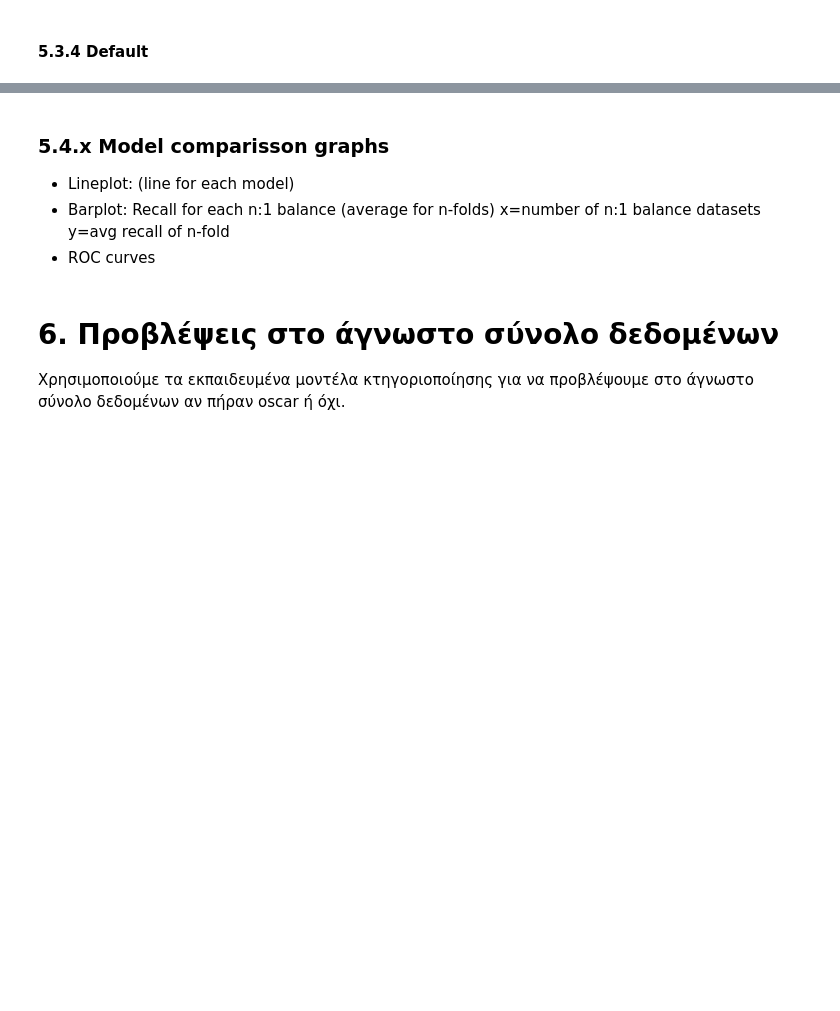
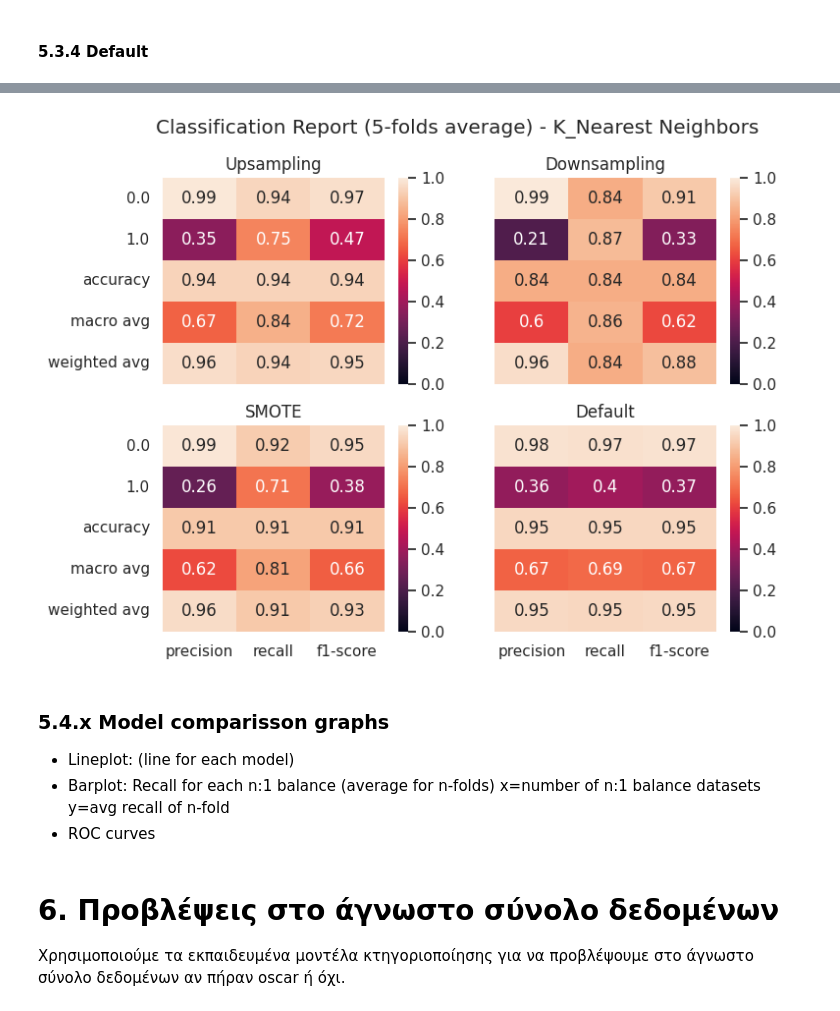
Before and after one commit to AAleksandros/HUA-DIT-Data-mining-project, a Jupyter notebook: project.ipynb, the cells around one changed output, grey strips where cells are left out. Cells and saved outputs as stored; diff of their text form; code cells hidden in the pictures; blank space fills up the shorter version.

```diff
--- a/project.ipynb
+++ b/project.ipynb
@@ -2014,3 +1627,10 @@ plt.show()
+# %%
+plot_classification_reports_averages((reports_ups_dt,
+                                      reports_dwn_dt,
+                                      reports_smote_dt,
+                                      reports_default_dt),'Classification Report (5-folds average) - K_Nearest Neighbors')
+# %% [output]
+[figure, added]
 # %% [markdown]
 ### 5.4.x Model comparisson graphs
 
```
Also changed, not shown: parts of 61 cells of this notebook.
